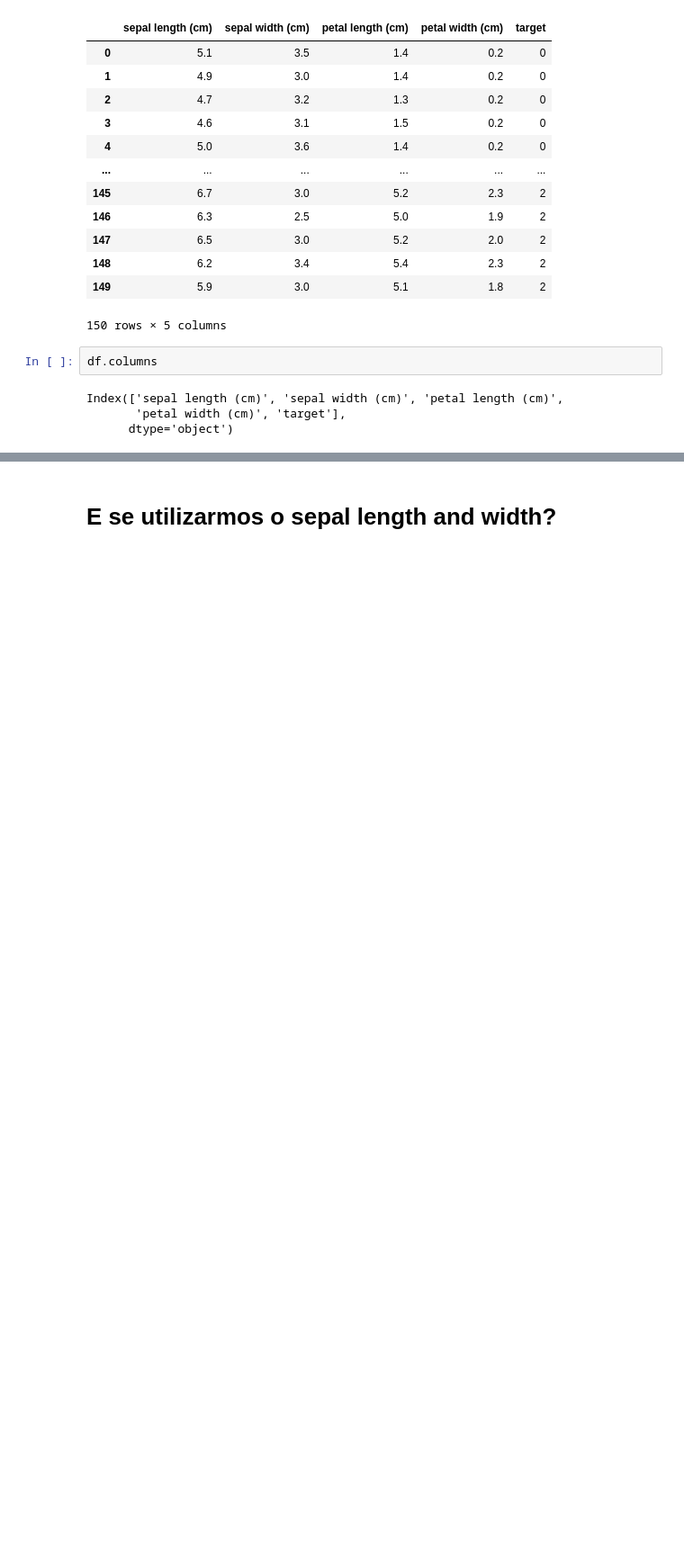
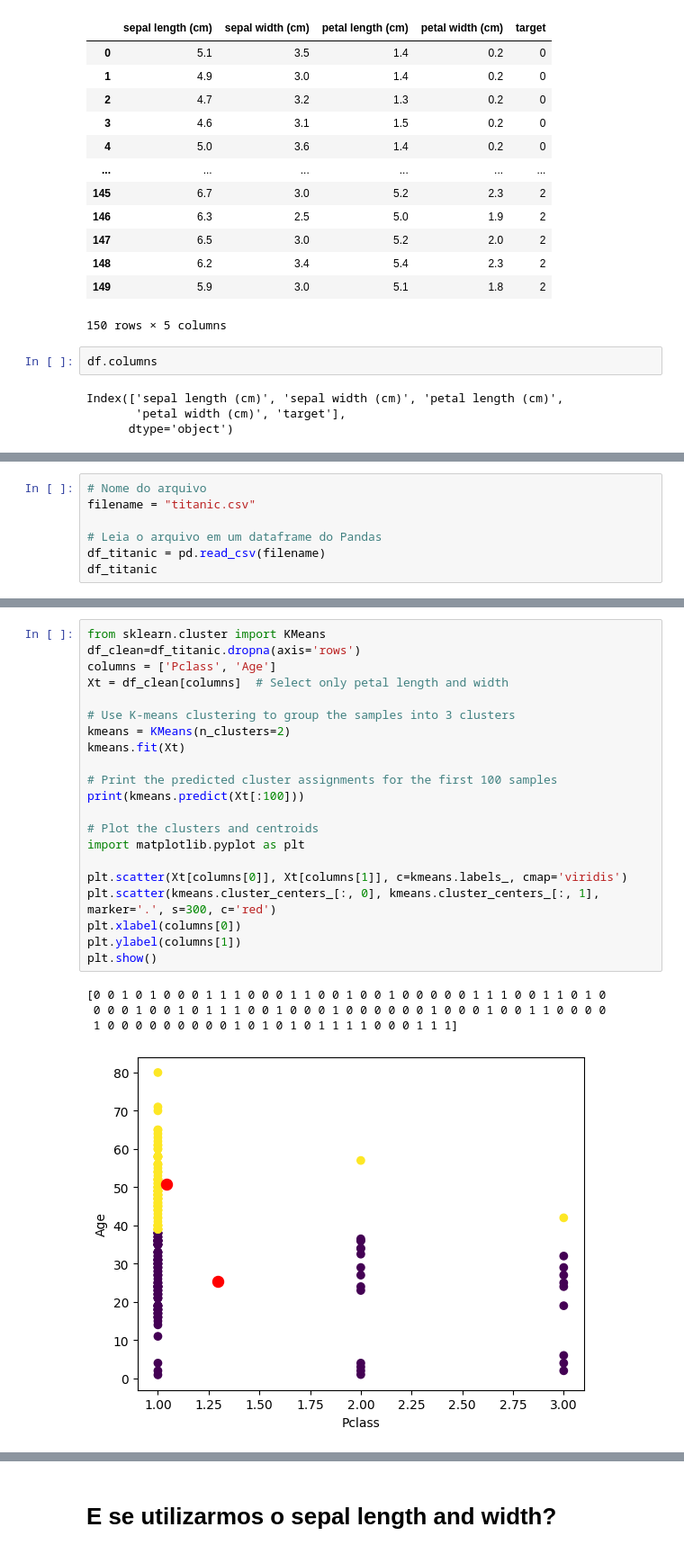
Before and after one commit to Neiva04/Inteligencia-Computacional, a Jupyter notebook: Notes/KMeans_UnsupervisedLearning.ipynb, the cells around one changed output, grey strips where cells are left out. Shown at 90% size. Drawn from its saved outputs; the diff is of its cells as text; blank space fills up the shorter version.

```diff
--- a/Notes/KMeans_UnsupervisedLearning.ipynb
+++ b/Notes/KMeans_UnsupervisedLearning.ipynb
@@ -198,0 +222,7 @@ plt.show()
+# %%
+# Nome do arquivo
+filename = "titanic.csv"
+
+# Leia o arquivo em um dataframe do Pandas
+df_titanic = pd.read_csv(filename)
+df_titanic
@@ -198,0 +243,26 @@ plt.show()
+# %%
+from sklearn.cluster import KMeans
+df_clean=df_titanic.dropna(axis='rows')
+columns = ['Pclass', 'Age']
+Xt = df_clean[columns]  # Select only petal length and width
+
+# Use K-means clustering to group the samples into 3 clusters
+kmeans = KMeans(n_clusters=2)
+kmeans.fit(Xt)
+
+# Print the predicted cluster assignments for the first 100 samples
+print(kmeans.predict(Xt[:100]))
+
+# Plot the clusters and centroids
+import matplotlib.pyplot as plt
+
+plt.scatter(Xt[columns[0]], Xt[columns[1]], c=kmeans.labels_, cmap='viridis')
+plt.scatter(kmeans.cluster_centers_[:, 0], kmeans.cluster_centers_[:, 1], marker='.', s=300, c='red')
+plt.xlabel(columns[0])
+plt.ylabel(columns[1])
+plt.show()
+# %% [output]
+[0 0 1 0 1 0 0 0 1 1 1 0 0 0 1 1 0 0 1 0 0 1 0 0 0 0 0 1 1 1 0 0 1 1 0 1 0
+ 0 0 0 1 0 0 1 0 1 1 1 0 0 1 0 0 0 1 0 0 0 0 0 0 1 0 0 0 1 0 0 1 1 0 0 0 0
+ 1 0 0 0 0 0 0 0 0 0 1 0 1 0 1 0 1 1 1 1 0 0 0 1 1 1]
+[figure, added]
```
Also changed, not shown: parts of 4 cells of this notebook, 1 other file.
